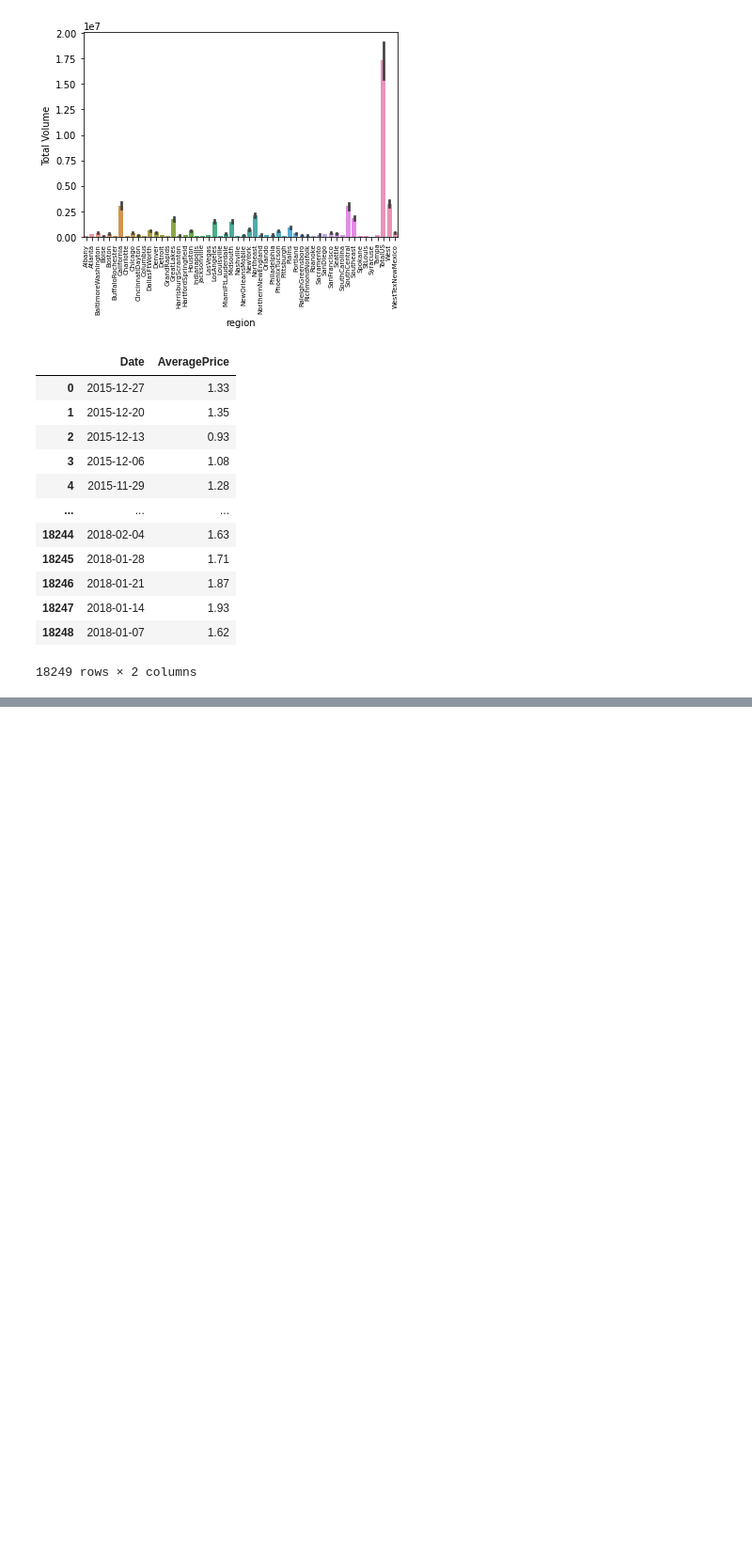
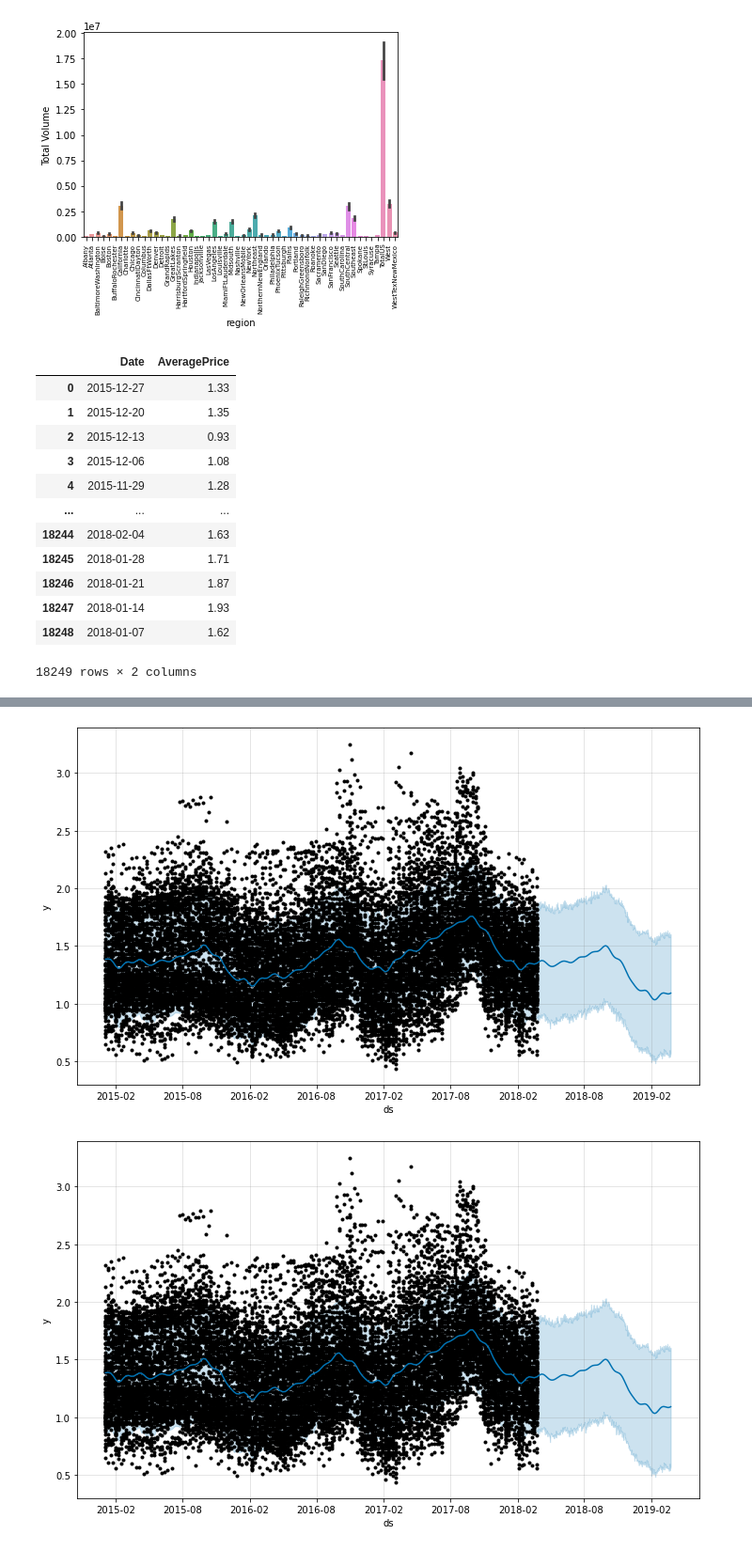
Before and after one commit to hamednasr/Prophet-Time-Series, a Jupyter notebook: avocado price prediction my code.ipynb, the cells around one changed output, grey strips where cells are left out. Shown at 94% size. Saved outputs shown, nothing was run; the diff lists cells and outputs as text; code cells hidden in the pictures; blank space fills up the shorter version.

Commit message:
forecast model

```diff
--- a/avocado price prediction my code.ipynb
+++ b/avocado price prediction my code.ipynb
@@ -100,0 +103,2 @@ avocado_pr
+# %%
+avocado_pr = avocado_pr.rename(columns={'Date':'ds','AveragePrice':'y'})
@@ -100,0 +114,2 @@ avocado_pr
+# %%
+m.fit(avocado_pr)
@@ -100,0 +120,4 @@ avocado_pr
+# %%
+future = m.make_future_dataframe(periods=365)
+# %%
+forecast = m.predict(future)
@@ -100,0 +140,5 @@ avocado_pr
+# %%
+m.plot(forecast)
+# %% [output]
+[figure, added]
+[figure, added]
```
Also changed, not shown: parts of 15 cells of this notebook.
